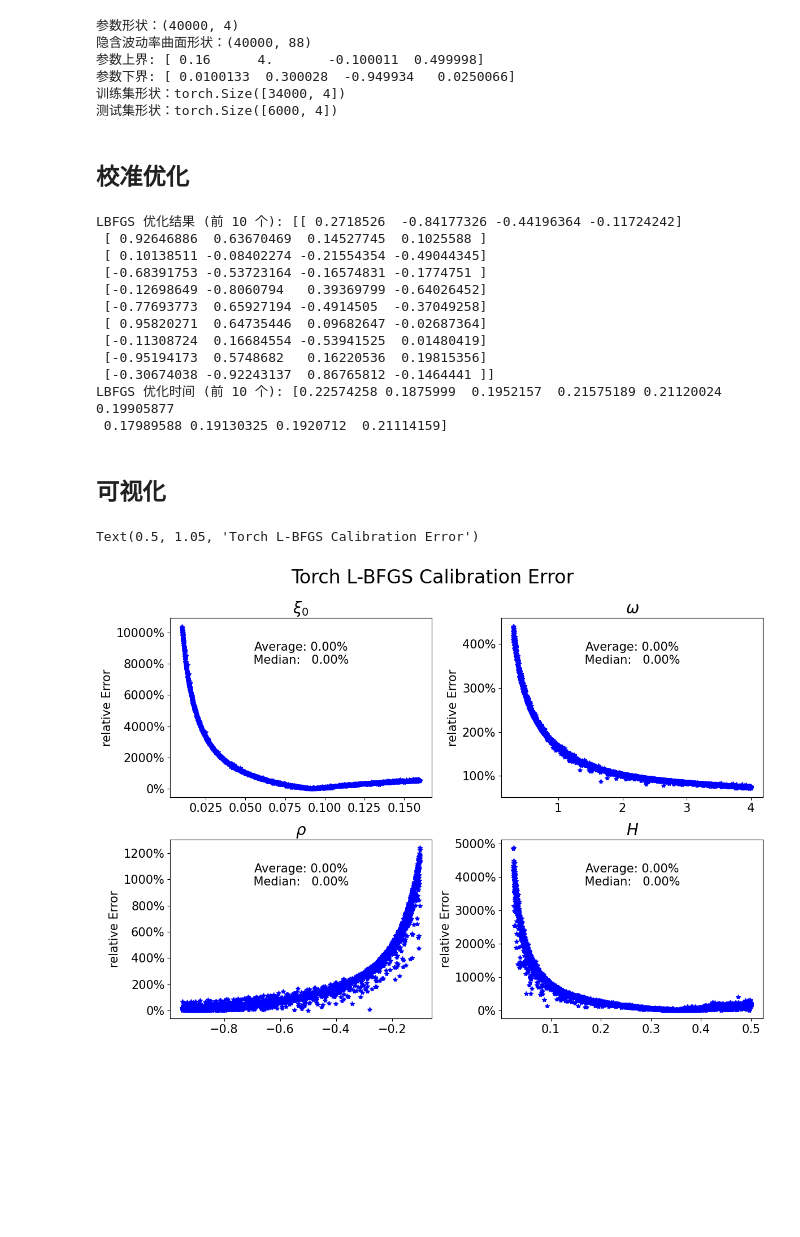
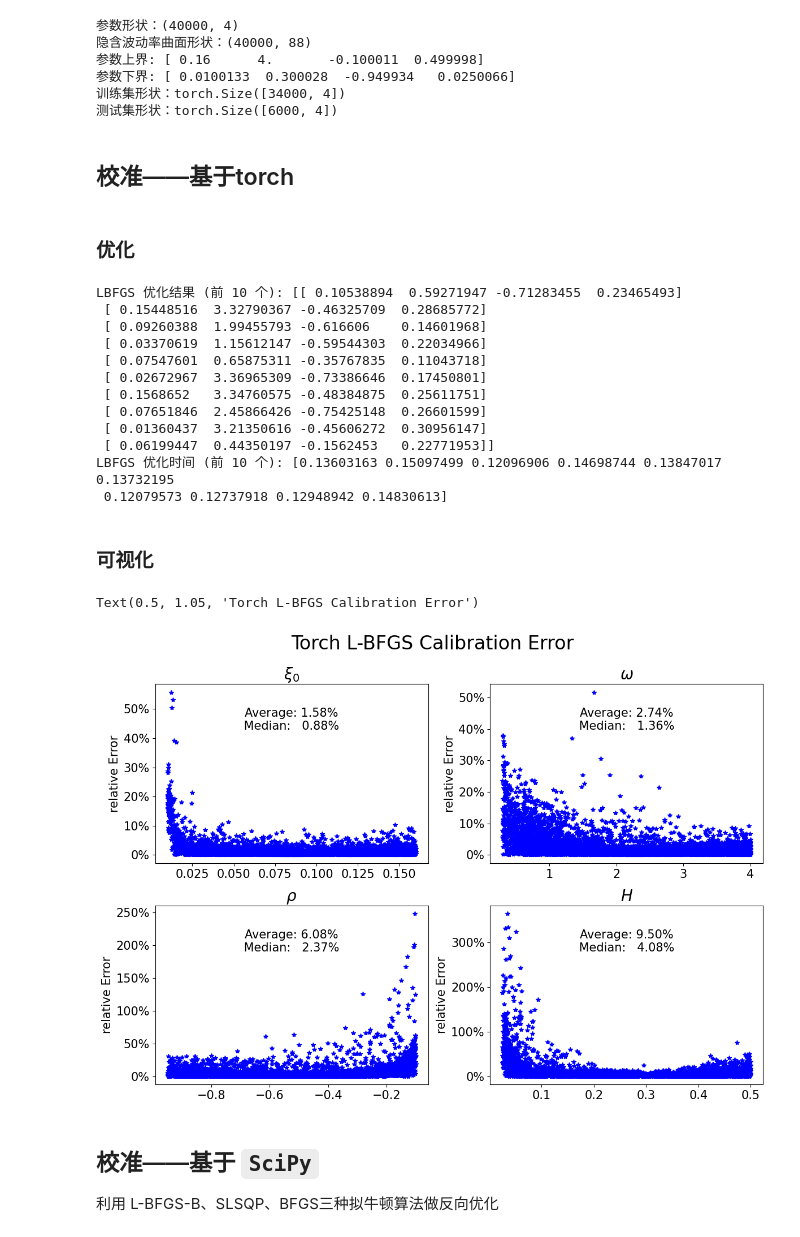
Before and after one commit to Greenmilkvvv/Deep-Rough-Calibration, a Jupyter notebook: Calibration/calibrate_nn_Quasi_Newton.ipynb, the cells around one changed output. Drawn from its saved outputs; the diff is of its cells as text; code cells hidden in the pictures; blank space fills up the shorter version.

```diff
--- a/Calibration/calibrate_nn_Quasi_Newton.ipynb
+++ b/Calibration/calibrate_nn_Quasi_Newton.ipynb
@@ -146,7 +144,9 @@ print(f"测试集形状：{test_data[0].shape}")
 训练集形状：torch.Size([34000, 4])
 测试集形状：torch.Size([6000, 4])
 # %% [markdown]
-## 校准优化
+## 校准——基于torch
+# %% [markdown]
+### 优化
 # %%
 import torch.nn as nn
 
@@ -164,51 +164,57 @@ np.mean(error_relative)
 # 使用 LBFGS 优化器
 from optimization_utils import calibrate_with_torch_lbfgs
 
-Approx, Timing = calibrate_with_torch_lbfgs(model, y_test_transform, device='cpu')
+Approx_torch, Timing_torch = calibrate_with_torch_lbfgs(model, y_test_transform, device='cpu')
+Approx_torch = params_inv_scaler(Approx)
 
 
 print(f"LBFGS 优化结果 (前 10 个): {Approx[:10]}")
 print(f"LBFGS 优化时间 (前 10 个): {Timing[:10]}")
 # %% [output]
-LBFGS 优化结果 (前 10 个): [[ 0.2718526  -0.84177326 -0.44196364 -0.11724242]
- [ 0.92646886  0.63670469  0.14527745  0.1025588 ]
- [ 0.10138511 -0.08402274 -0.21554354 -0.49044345]
- [-0.68391753 -0.53723164 -0.16574831 -0.1774751 ]
- [-0.12698649 -0.8060794   0.39369799 -0.64026452]
- [-0.77693773  0.65927194 -0.4914505  -0.37049258]
- [ 0.95820271  0.64735446  0.09682647 -0.02687364]
- [-0.11308724  0.16684554 -0.53941525  0.01480419]
- [-0.95194173  0.5748682   0.16220536  0.19815356]
- [-0.30674038 -0.92243137  0.86765812 -0.1464441 ]]
-LBFGS 优化时间 (前 10 个): [0.22574258 0.1875999  0.1952157  0.21575189 0.21120024 0.19905877
- 0.17989588 0.19130325 0.1920712  0.21114159]
+LBFGS 优化结果 (前 10 个): [[ 0.10538894  0.59271947 -0.71283455  0.23465493]
+ [ 0.15448516  3.32790367 -0.46325709  0.28685772]
+ [ 0.09260388  1.99455793 -0.616606    0.14601968]
+ [ 0.03370619  1.15612147 -0.59544303  0.22034966]
+ [ 0.07547601  0.65875311 -0.35767835  0.11043718]
+ [ 0.02672967  3.36965309 -0.73386646  0.17450801]
+ [ 0.1568652   3.34760575 -0.48384875  0.25611751]
+ [ 0.07651846  2.45866426 -0.75425148  0.26601599]
+ [ 0.01360437  3.21350616 -0.45606272  0.30956147]
+ [ 0.06199447  0.44350197 -0.1562453   0.22771953]]
+LBFGS 优化时间 (前 10 个): [0.13603163 0.15097499 0.12096906 0.14698744 0.13847017 0.13732195
+ 0.12079573 0.12737918 0.12948942 0.14830613]
 # %% [markdown]
-## 可视化
+### 可视化
 # %%
 from matplotlib import pyplot as plt
 import matplotlib.ticker as mtick
 
 titles = ["$\\xi_0$","$\\omega$","$\\rho$","$H$"]
 
 average = np.zeros([4,6000])
 fig = plt.figure(figsize=(12,8))
 for u in range(4):
     ax = plt.subplot(2, 2, u+1)
     x = x_test[:6000, u]
     plt.plot(
         x,
-        100 * np.abs( Approx[:6000, u] - x ) / np.abs(x),
+        100 * np.abs( Approx_torch[:6000, u] - x ) / np.abs(x),
         'b*'
     )
+    average[u,:]=np.abs(Approx_torch[:6000,u]-x)/np.abs(x)
 
     plt.title(titles[u],fontsize=20)
     plt.ylabel('relative Error',fontsize=15)
     plt.gca().yaxis.set_major_formatter(mtick.PercentFormatter() )
     plt.tick_params(axis='both', which='major', labelsize=15)
     plt.tick_params(axis='both', which='minor', labelsize=15)
     plt.text(0.5, 0.8, 'Average: %1.2f%%\n Median:   %1.2f%% '%(np.mean(100*average[u,:]),np.quantile(100*average[u,:],0.5)), horizontalalignment='center',verticalalignment='center', transform=ax.transAxes,fontsize=15)
 plt.tight_layout()
 plt.suptitle("Torch L-BFGS Calibration Error", fontsize=24, y=1.05)
 # %% [output]
 Text(0.5, 1.05, 'Torch L-BFGS Calibration Error')
-[figure, old version]
+[figure, new version]
+# %% [markdown]
+## 校准——基于 `SciPy`
+
+利用 L-BFGS-B、SLSQP、BFGS三种拟牛顿算法做反向优化
```
Also changed, not shown: parts of 6 cells of this notebook.
